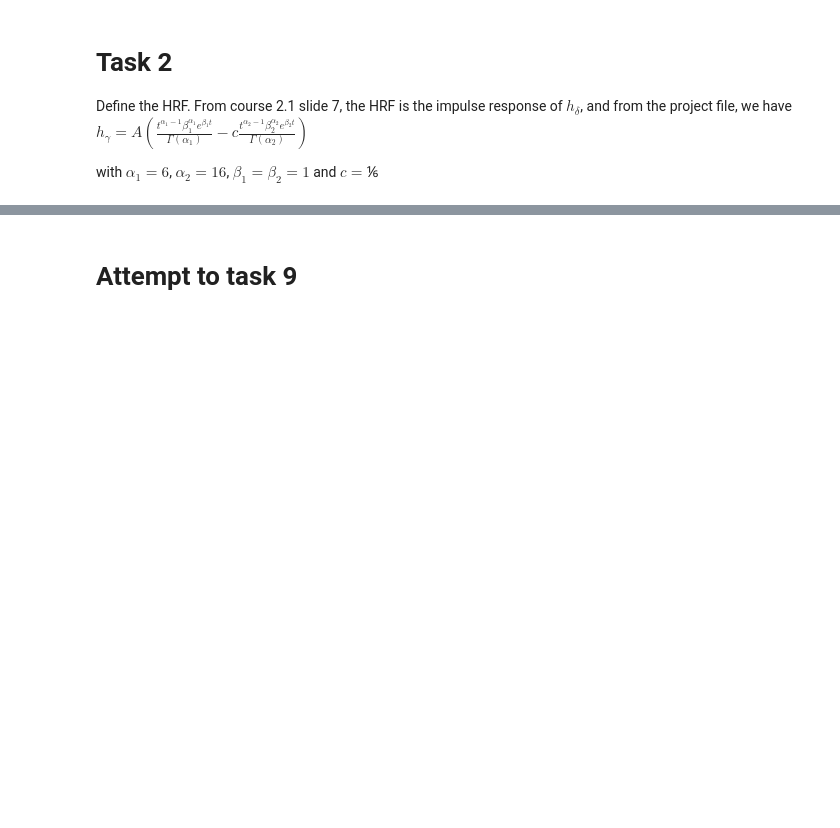
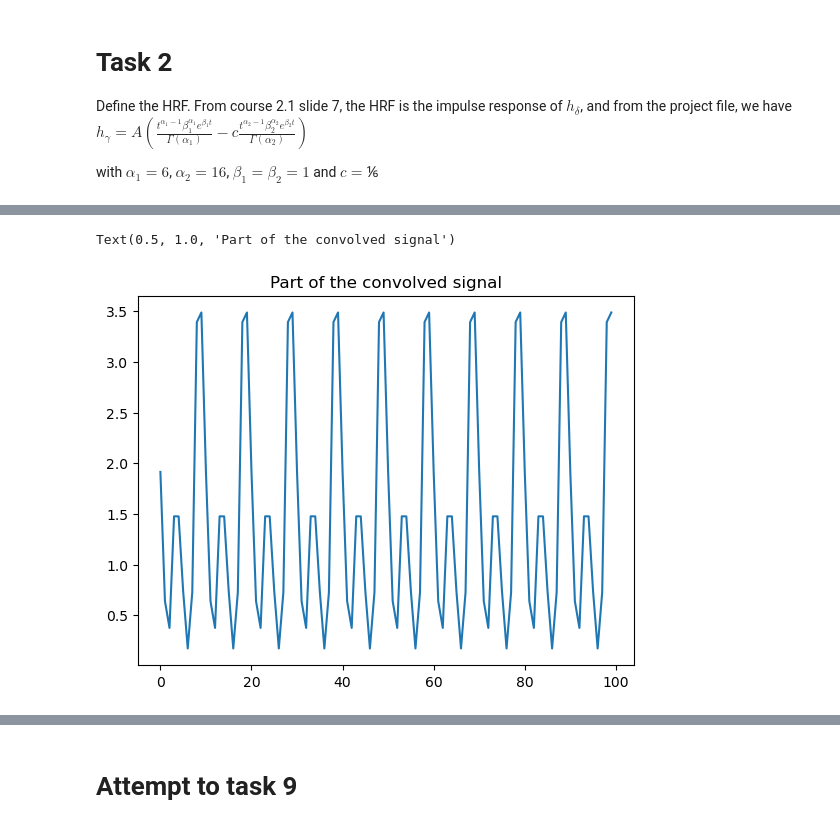
Before and after one commit to Neiizo/NSSP_421_Group_M, a Jupyter notebook: Project1/Code_project_1.ipynb, the cells around one changed output, grey strips where cells are left out. Saved outputs shown, nothing was run; the diff lists cells and outputs as text; code cells hidden in the pictures; blank space fills up the shorter version.

```diff
--- a/Project1/Code_project_1.ipynb
+++ b/Project1/Code_project_1.ipynb
@@ -94,0 +101,7 @@ DTypePromotionError: The DTypes <class 'numpy.dtypes.DateTime64DType'> and <clas
+# %%
+convolved_signal = np.convolve(hrf, data["Signal"], mode='valid')
+plt.plot(convolved_signal[:100])
+plt.title('Part of the convolved signal')
+# %% [output]
+Text(0.5, 1.0, 'Part of the convolved signal')
+[figure, added]
```
Also changed, not shown: parts of 8 cells of this notebook.
